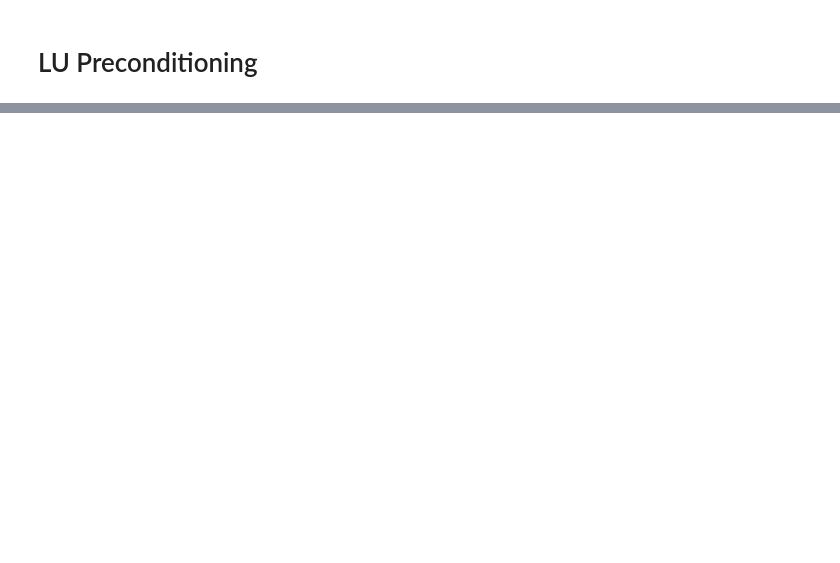
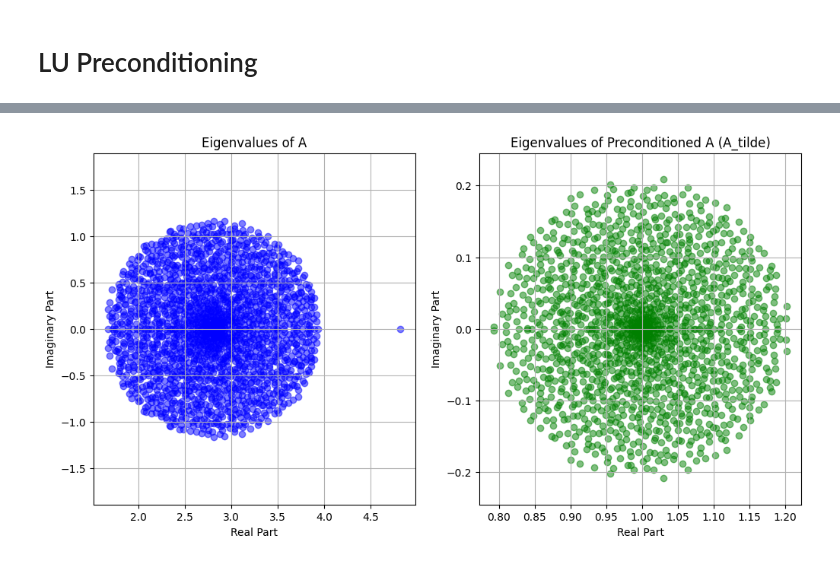
Before and after one commit to eti-calde/NumericalMethods, a Jupyter notebook: Preconditioners.ipynb, the cells around one changed output, grey strips where cells are left out. Cells and saved outputs as stored; diff of their text form; code cells hidden in the pictures; blank space fills up the shorter version.

```diff
--- a/Preconditioners.ipynb
+++ b/Preconditioners.ipynb
@@ -137,0 +250,23 @@ print(A_tilde.toarray())
+# %%
+# Plot eigenvalues
+eigenvalues_A = np.linalg.eigvals(A  @ np.eye(n) )
+A = aslinearoperator(A)
+eigenvalues_A_tilde = np.linalg.eigvals( prec @ A  @ np.eye(n) )
+plt.figure(figsize=(12, 6))
+plt.subplot(1, 2, 1)
+plt.scatter(eigenvalues_A.real, eigenvalues_A.imag, color='blue', alpha=0.5)
+plt.title('Eigenvalues of A')
+plt.xlabel('Real Part')
+plt.ylabel('Imaginary Part')
+plt.grid()
+plt.axis('equal')
+plt.subplot(1, 2, 2)
+plt.scatter(eigenvalues_A_tilde.real, eigenvalues_A_tilde.imag, color='green', alpha=0.5)
+plt.title('Eigenvalues of Preconditioned A (A_tilde)')
+plt.xlabel('Real Part')
+plt.ylabel('Imaginary Part')
+plt.grid()
+plt.axis('equal')
+plt.show()
+# %% [output]
+[figure, added]
```
Also changed, not shown: parts of 11 cells of this notebook.
